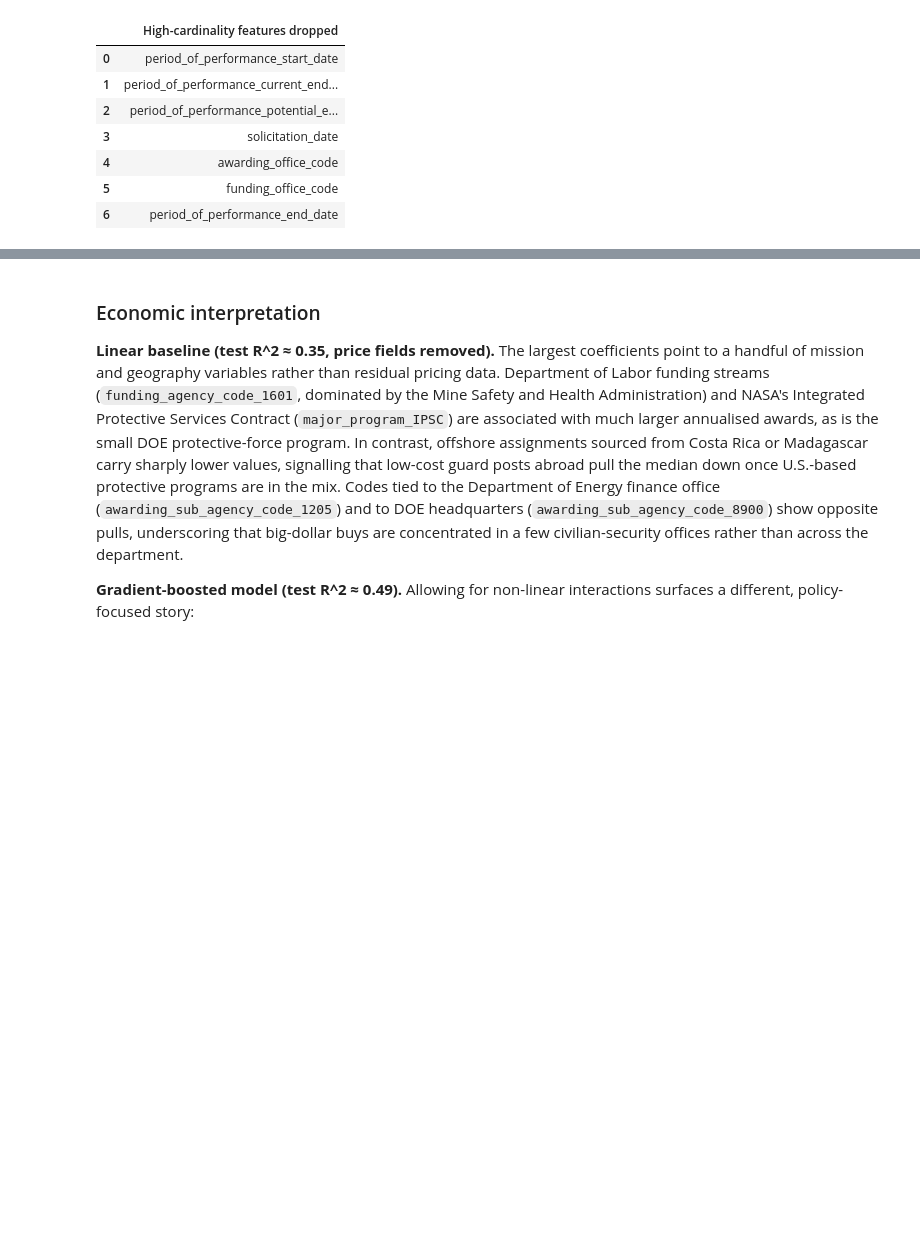
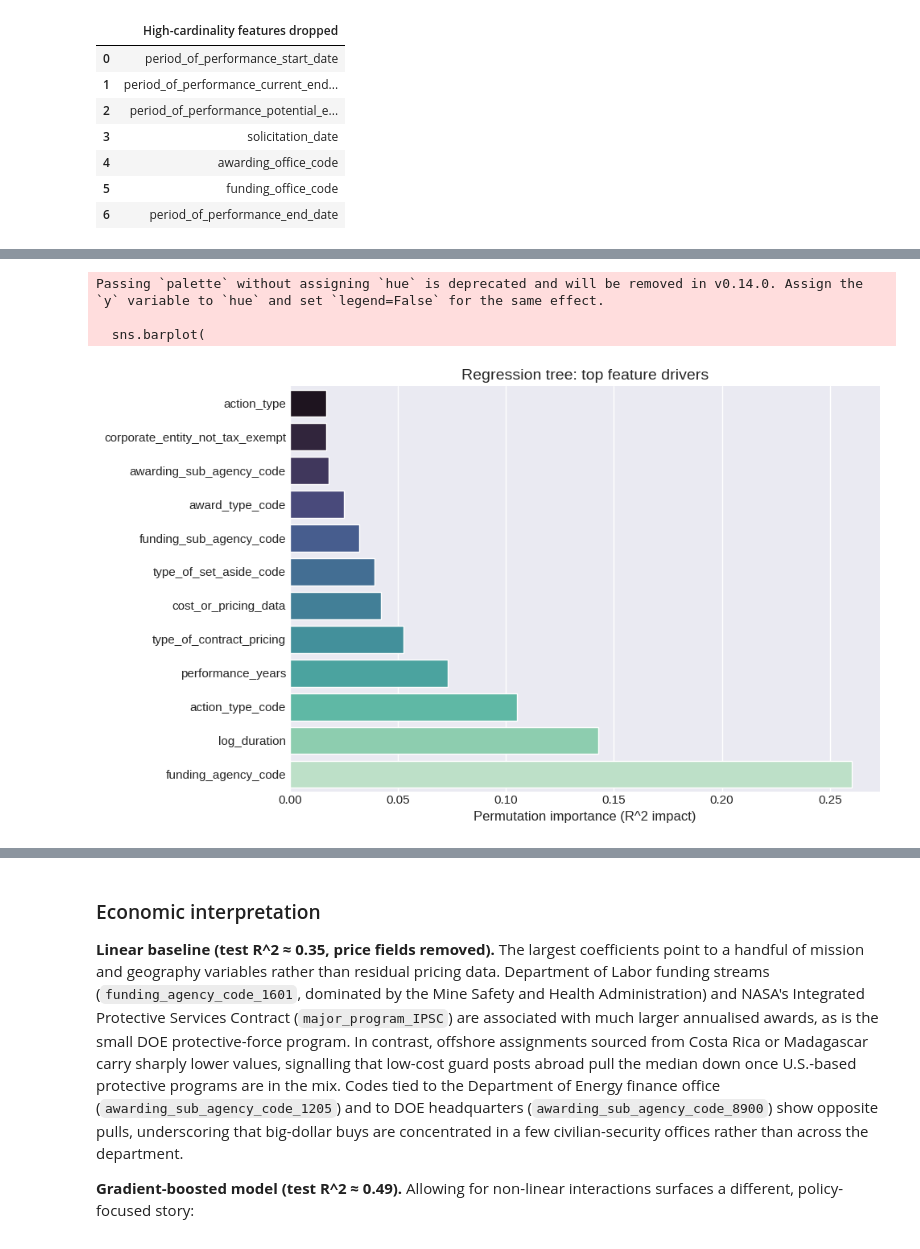
Before and after one commit to edoardoCame/American-analysis, a Jupyter notebook: notebooks/usaspending.ipynb, the cells around one changed output, grey strips where cells are left out. Cells and saved outputs as stored; diff of their text form; code cells hidden in the pictures; blank space fills up the shorter version.

```diff
--- a/notebooks/usaspending.ipynb
+++ b/notebooks/usaspending.ipynb
@@ -1078,0 +1067,21 @@ plt.show()
+# %%
+dt_model_artifacts = train_decision_tree_model_with_split(
+    model_ready_df,
+    drop_columns=['log_annualized', 'action_date_fiscal_year'],
+    random_state=0,
+    max_depth=8,
+    min_samples_leaf=40,
+    price_feature_patterns=price_feature_patterns,
+)
+dt_metrics_df = pd.DataFrame(
+    {
+        'RMSE (log10)': [dt_model_artifacts.train_metrics['rmse'], dt_model_artifacts.test_metrics['rmse']],
+        'MAE (log10)': [dt_model_artifacts.train_metrics['mae'], dt_model_artifacts.test_metrics['mae']],
+        'R^2': [dt_model_artifacts.train_metrics['r2'], dt_model_artifacts.test_metrics['r2']],
+    },
+    index=['Train', 'Test'],
+)
+display(dt_metrics_df.round(3))
+dt_feature_importance = dt_model_artifacts.feature_importance.copy()
+dt_predictions_df = dt_model_artifacts.predictions.copy()
+dt_feature_importance.head(10)
@@ -1078,0 +1103,23 @@ plt.show()
+# %%
+import textwrap
+top_dt = dt_feature_importance.head(12)
+fig, ax = plt.subplots(figsize=(10, 6))
+sns.barplot(
+    data=top_dt[::-1],
+    x='importance',
+    y='feature',
+    palette='mako',
+    ax=ax,
+)
+labels = [textwrap.fill(lbl.get_text(), 40) for lbl in ax.get_yticklabels()]
+ax.set_yticklabels(labels)
+ax.set_xlabel('Permutation importance (R^2 impact)')
+ax.set_ylabel('')
+ax.set_title('Regression tree: top feature drivers')
+plt.tight_layout()
+plt.show()
+# %% [output]
+Passing `palette` without assigning `hue` is deprecated and will be removed in v0.14.0. Assign the `y` variable to `hue` and set `legend=False` for the same effect.
+
+  sns.barplot(
+[figure, added]
```
Also changed, not shown: parts of 9 cells of this notebook, 2 other files.
